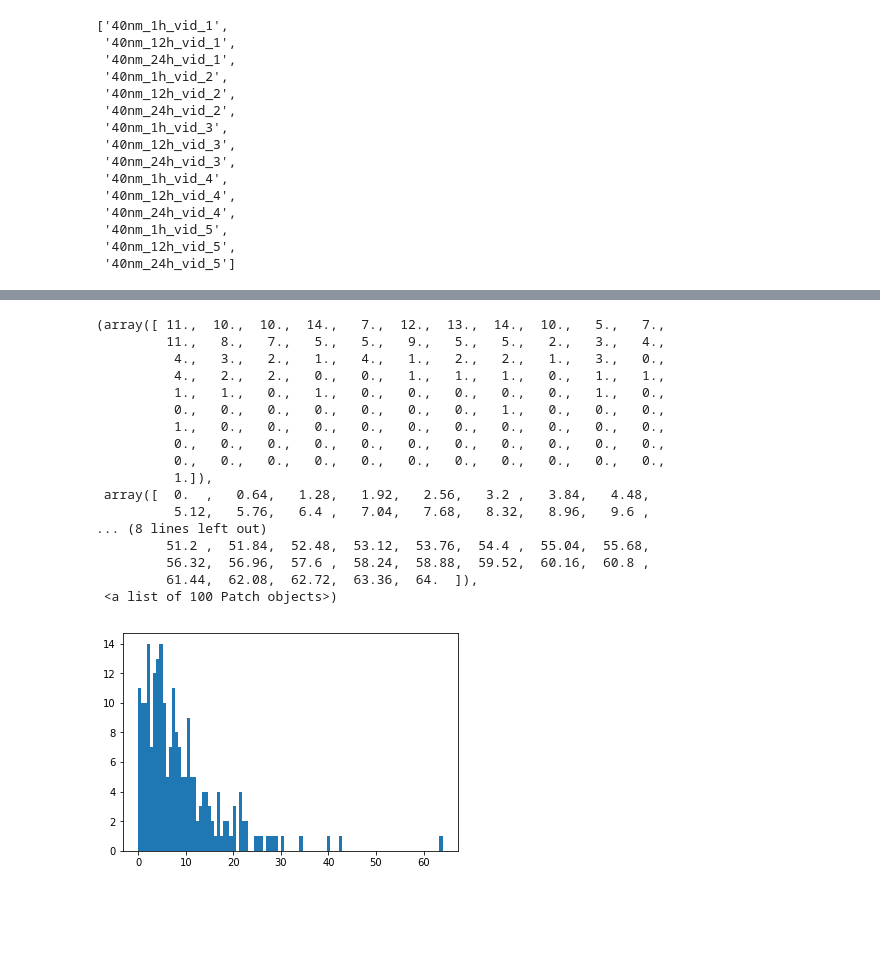
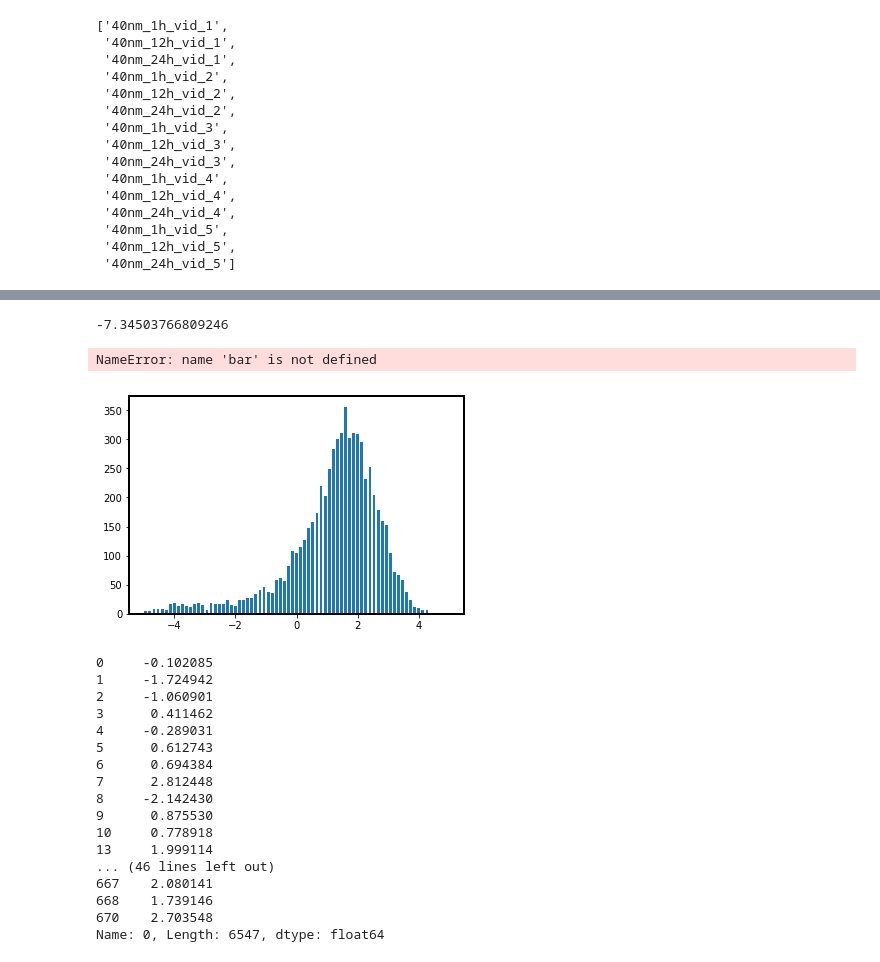
Before and after one commit to mimc7580/diff_classifier, a Jupyter notebook: notebooks/development/06_11_19_MPT_particle_size_incubation_time_40nm.ipynb, the cells around one changed output, grey strips where cells are left out. Drawn from its saved outputs; the diff is of its cells as text; code cells hidden in the pictures; blank space fills up the shorter version.

Commit message:
Updates on histogram work

```diff
--- a/notebooks/development/06_11_19_MPT_particle_size_incubation_time_40nm.ipynb
+++ b/notebooks/development/06_11_19_MPT_particle_size_incubation_time_40nm.ipynb
@@ -362,4 +378,4 @@ for prefix in to_track:
     feat = 'features_{}.csv'.format(prefix)
     aws.download_s3(remote_folder+'/'+feat, feat, bucket_name=bucket)
     merged = pd.read_csv(feat)
-    combo = pd.concat([combo, merged['Deff1']], axis=1)
+    combo = pd.concat([combo, merged['Deff1']], axis=0)
@@ -409,27 +382,49 @@ merged
-# %%
-import matplotlib.pyplot as plt
-import numpy as np
-import numpy.ma as ma
-
-masked_Deff = ma.masked_equal(merged['Deff1'], np.nan)
-
-plt.hist(masked_Deff, bins=100, range=(np.floor(min(masked_Deff)), np.ceil(max(masked_Deff))))
-# %% [output]
-(array([ 11.,  10.,  10.,  14.,   7.,  12.,  13.,  14.,  10.,   5.,   7.,
-         11.,   8.,   7.,   5.,   5.,   9.,   5.,   5.,   2.,   3.,   4.,
-          4.,   3.,   2.,   1.,   4.,   1.,   2.,   2.,   1.,   3.,   0.,
-          4.,   2.,   2.,   0.,   0.,   1.,   1.,   1.,   0.,   1.,   1.,
-          1.,   1.,   0.,   1.,   0.,   0.,   0.,   0.,   0.,   1.,   0.,
-          0.,   0.,   0.,   0.,   0.,   0.,   0.,   1.,   0.,   0.,   0.,
-          1.,   0.,   0.,   0.,   0.,   0.,   0.,   0.,   0.,   0.,   0.,
-          0.,   0.,   0.,   0.,   0.,   0.,   0.,   0.,   0.,   0.,   0.,
-          0.,   0.,   0.,   0.,   0.,   0.,   0.,   0.,   0.,   0.,   0.,
-          1.]),
- array([  0.  ,   0.64,   1.28,   1.92,   2.56,   3.2 ,   3.84,   4.48,
-          5.12,   5.76,   6.4 ,   7.04,   7.68,   8.32,   8.96,   9.6 ,
-... (8 lines left out)
-         51.2 ,  51.84,  52.48,  53.12,  53.76,  54.4 ,  55.04,  55.68,
-         56.32,  56.96,  57.6 ,  58.24,  58.88,  59.52,  60.16,  60.8 ,
-         61.44,  62.08,  62.72,  63.36,  64.  ]),
- <a list of 100 Patch objects>)
-[figure, removed]
+# %%
+import matplotlib.pyplot as plt
+import numpy as np
+import numpy.ma as ma
+
+replace_nan = combo.replace(0, np.nan)
+log_Deff = np.log(replace_nan[0].dropna())
+test_bins = np.linspace(-5, 5, 76)
+
+print(min(log_Deff))
+histogram, test_bins = np.histogram(log_Deff, bins=test_bins)
+#masked_Deff = ma.masked_equal(combo[0], np.nan)
+
+#masked_Deff['log'] = ma.log(masked_Deff)
+
+plt.rc('axes', linewidth=2)
+plot = histogram
+bins = test_bins
+width = 0.7 * (bins[1] - bins[0])
+center = (bins[:-1] + bins[1:])/2
+bar[keys[counter]] = plt.bar(center, plot, align='center', width=width)
+#plt.axvline(avg, color=colors[counter])
+plt.xlabel(xlabel, fontsize=30)
+plt.ylabel(ylabel, fontsize=30)
+plt.tick_params(axis='both', which='major', labelsize=20)
+# %% [output]
+-7.34503766809246
+NameError: name 'bar' is not defined
+[figure, added]
+# %%
+Deff
+# %% [output]
+0     -0.102085
+1     -1.724942
+2     -1.060901
+3      0.411462
+4     -0.289031
+5      0.612743
+6      0.694384
+7      2.812448
+8     -2.142430
+9      0.875530
+10     0.778918
+13     1.999114
+... (46 lines left out)
+667    2.080141
+668    1.739146
+670    2.703548
+Name: 0, Length: 6547, dtype: float64
```
Also changed, not shown: parts of 3 cells of this notebook.
